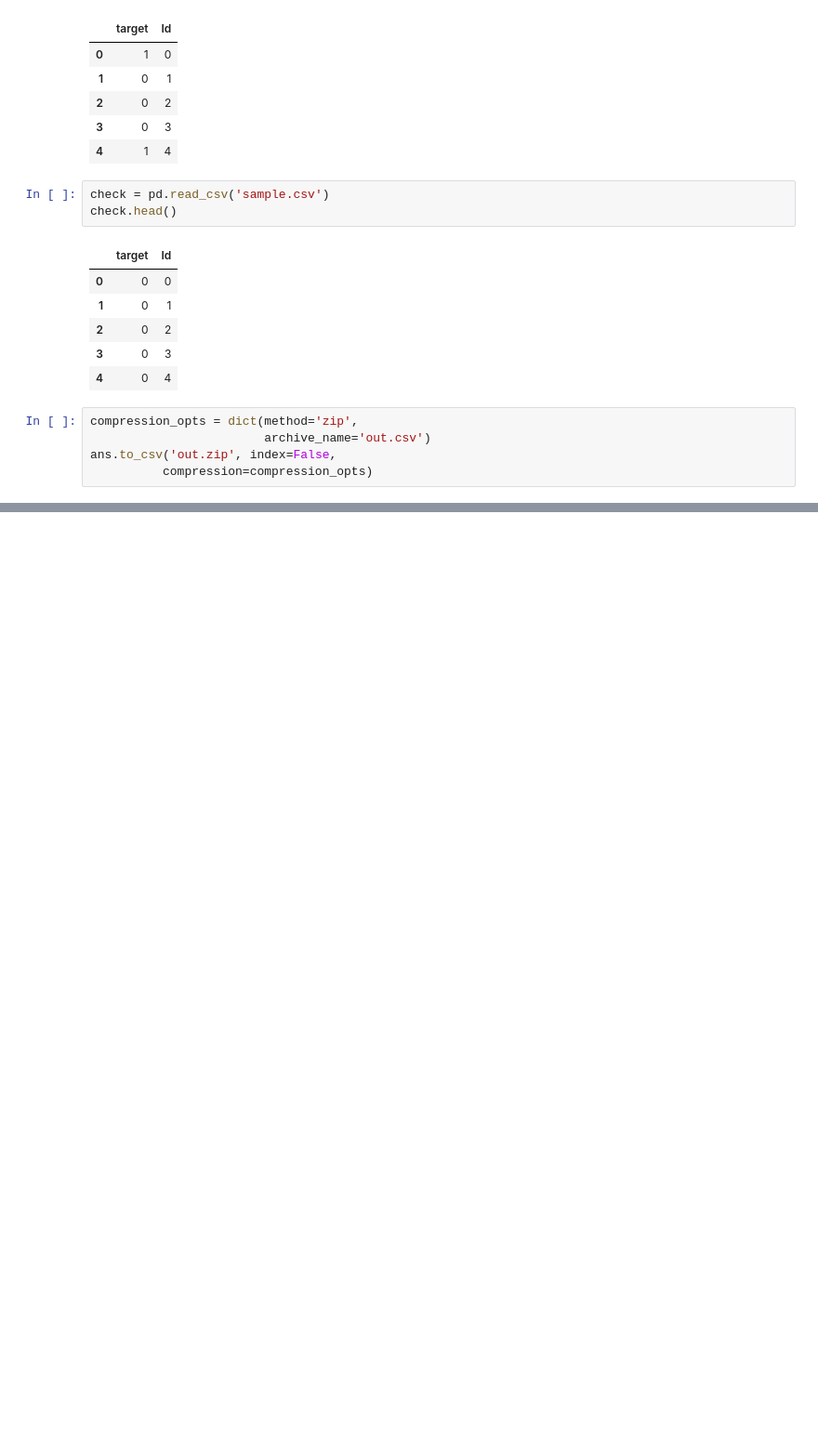
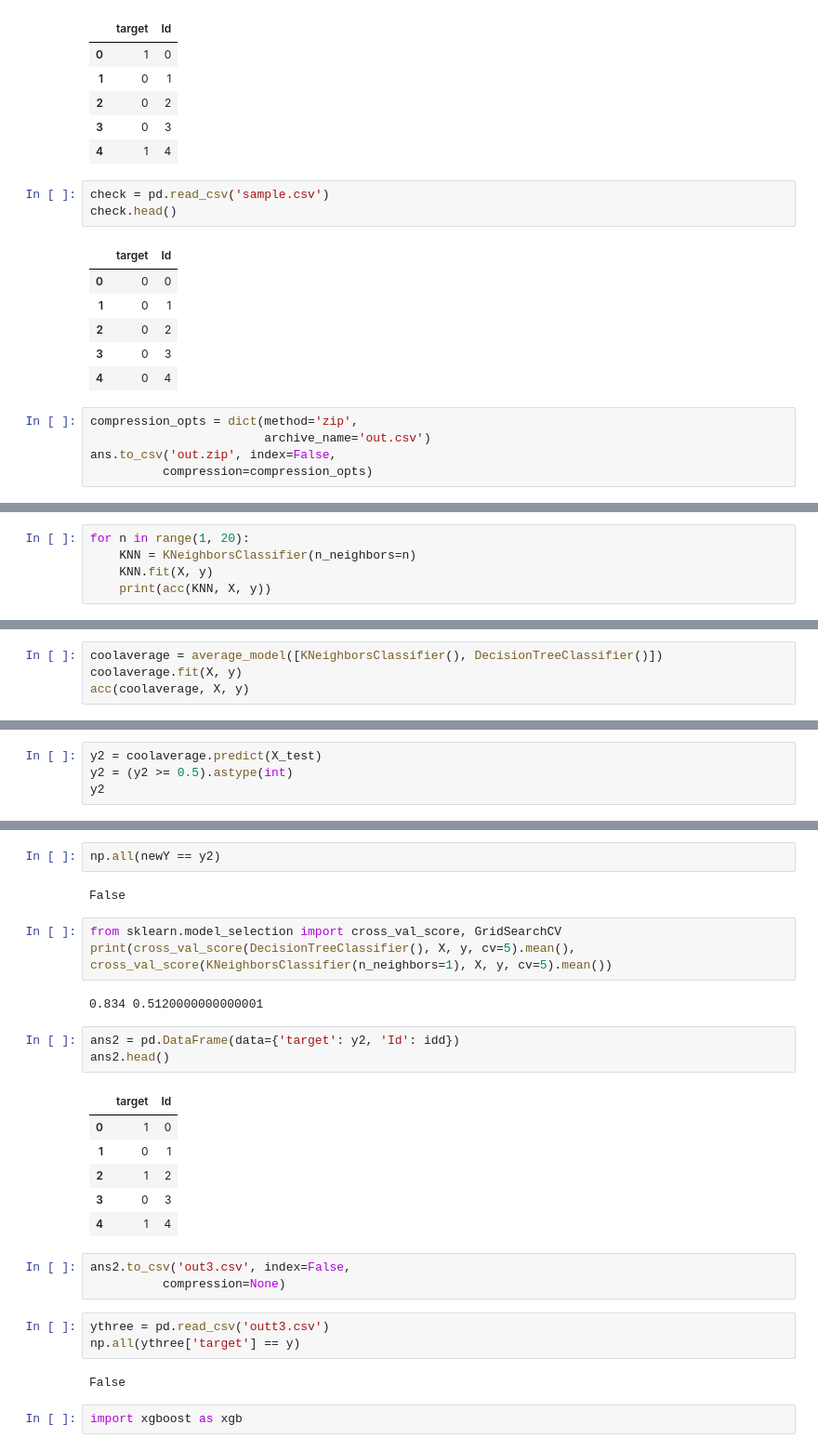
Before and after one commit to Anaritus/ML1HW, a Jupyter notebook: hws/CLASS_COMP/comp.ipynb, the cells around one changed output, grey strips where cells are left out. Shown: that part at 93% size. Saved outputs shown, nothing was run; the diff lists cells and outputs as text; blank space fills up the shorter version.

```diff
--- a/hws/CLASS_COMP/comp.ipynb
+++ b/hws/CLASS_COMP/comp.ipynb
@@ -267,0 +302,5 @@ ans.to_csv('out.zip', index=False,
+# %%
+for n in range(1, 20):
+    KNN = KNeighborsClassifier(n_neighbors=n)
+    KNN.fit(X, y)
+    print(acc(KNN, X, y))
@@ -267,0 +327,4 @@ ans.to_csv('out.zip', index=False,
+# %%
+coolaverage = average_model([KNeighborsClassifier(), DecisionTreeClassifier()])
+coolaverage.fit(X, y)
+acc(coolaverage, X, y)
@@ -267,0 +333,4 @@ ans.to_csv('out.zip', index=False,
+# %%
+y2 = coolaverage.predict(X_test)
+y2 = (y2 >= 0.5).astype(int)
+y2
@@ -267,0 +355,30 @@ ans.to_csv('out.zip', index=False,
+# %%
+np.all(newY == y2)
+# %% [output]
+False
+# %%
+from sklearn.model_selection import cross_val_score, GridSearchCV
+print(cross_val_score(DecisionTreeClassifier(), X, y, cv=5).mean(),
+cross_val_score(KNeighborsClassifier(n_neighbors=1), X, y, cv=5).mean())
+# %% [output]
+0.834 0.5120000000000001
+# %%
+ans2 = pd.DataFrame(data={'target': y2, 'Id': idd})
+ans2.head()
+# %% [output]
+|  | target | Id |
+| 0 | 1 | 0 |
+| 1 | 0 | 1 |
+| 2 | 1 | 2 |
+| 3 | 0 | 3 |
+| 4 | 1 | 4 |
+# %%
+ans2.to_csv('out3.csv', index=False,
+          compression=None)
+# %%
+ythree = pd.read_csv('outt3.csv')
+np.all(ythree['target'] == y)
+# %% [output]
+False
+# %%
+import xgboost as xgb
```
Also changed, not shown: parts of 18 cells of this notebook, 7 other files.
